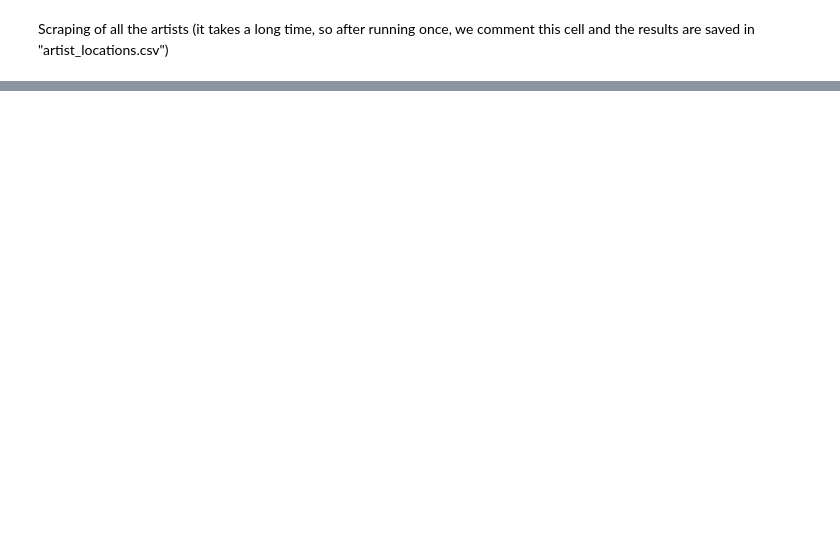
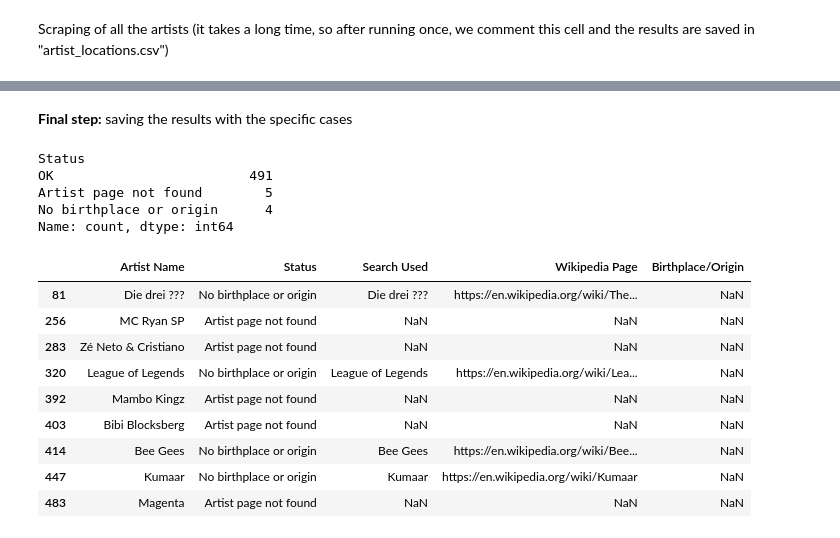
Before and after one commit to fabianaconstantino/pds_project, a Jupyter notebook: Group14_PDS_2627.ipynb, the cells around one changed output, grey strips where cells are left out. Cells and saved outputs as stored; diff of their text form; code cells hidden in the pictures; blank space fills up the shorter version.

Commit message:
4.2 part 2

```diff
--- a/Group14_PDS_2627.ipynb
+++ b/Group14_PDS_2627.ipynb
@@ -1246,0 +1348,37 @@ locations[locations['Status'] == 'Not a musician page'][['Artist Name', 'Wikiped
+# %%
+def get_place_from_text(soup):
+    for paragraph in soup.find_all('p'):
+        parts = list(paragraph.children)
+        for i, part in enumerate(parts):
+            # Plain text (not a tag) that ends with the word "from"
+            if part.name is None and str(part).rstrip().endswith(' from'):
+                # The place is made of the links that come right after, separated only by commas
+                place_parts = []
+                for next_part in parts[i + 1:]:
+                    if next_part.name == 'a' or str(next_part).strip() == ',':
+                        place_parts.append(next_part)
+                    else:
+                        break
+                links = [a['href'] for a in place_parts if a.name == 'a' and a.get('href', '').startswith(WIKI + '/wiki/')]
+                if len(links) > 0:
+                    text = ''.join(p.get_text() if hasattr(p, 'get_text') else str(p) for p in place_parts)
+                    return ' '.join(text.split()).strip(' ,'), links
+    return None, []
+# %%
+
+name = 'La Arrolladora Banda El Limón De Rene Camacho'
+browser, wait = start_browser()
+
+soup = search_from_main_page(browser, wait, name)       # the search goes to "La Arrolladora Banda El Limón"
+arrolladora_page = browser.current_url          # saved now, because the browser will open other pages
+place, links = get_place_from_text(soup)
+location, latitude, longitude = get_location(browser, wait, place, links)
+
+browser.quit()
+
+# Update the row of La Arrolladora in the results of the scraping
+arrolladora = locations['Artist Name'] == name
+locations.loc[arrolladora, ['Wikipedia Page', 'Search Used', 'Infobox Row', 'Birthplace/Origin', 'Location', 'Latitude', 'Longitude', 'Status']] = \
+    [arrolladora_page, name, 'Article text', place, location, latitude, longitude, 'OK']
+
+locations[arrolladora]
@@ -1246,0 +1388,26 @@ locations[locations['Status'] == 'Not a musician page'][['Artist Name', 'Wikiped
+# %% [markdown]
+**Final step:** saving the results with the specific cases
+# %%
+locations.to_csv('artist_locations.csv', index = False)
+locations['Status'].value_counts()
+# %% [output]
+Status
+OK                         491
+Artist page not found        5
+No birthplace or origin      4
+Name: count, dtype: int64
+# %%
+# Artists without coordinates, and where the scraping stopped
+failed = locations[locations['Status'] != 'OK']
+failed[['Artist Name', 'Status', 'Search Used', 'Wikipedia Page', 'Birthplace/Origin']]
+# %% [output]
+|  | Artist Name | Status | Search Used | Wikipedia Page | Birthplace/Origin |
+| 81 | Die drei ??? | No birthplace or origin | Die drei ??? | https://en.wikipedia.org/wiki/The... | NaN |
+| 256 | MC Ryan SP | Artist page not found | NaN | NaN | NaN |
+| 283 | Zé Neto & Cristiano | Artist page not found | NaN | NaN | NaN |
+| 320 | League of Legends | No birthplace or origin | League of Legends | https://en.wikipedia.org/wiki/Lea... | NaN |
+| 392 | Mambo Kingz | Artist page not found | NaN | NaN | NaN |
+| 403 | Bibi Blocksberg | Artist page not found | NaN | NaN | NaN |
+| 414 | Bee Gees | No birthplace or origin | Bee Gees | https://en.wikipedia.org/wiki/Bee... | NaN |
+| 447 | Kumaar | No birthplace or origin | Kumaar | https://en.wikipedia.org/wiki/Kumaar | NaN |
+| 483 | Magenta | Artist page not found | NaN | NaN | NaN |
```
Also changed, not shown: parts of 26 cells of this notebook, 1 other file.
